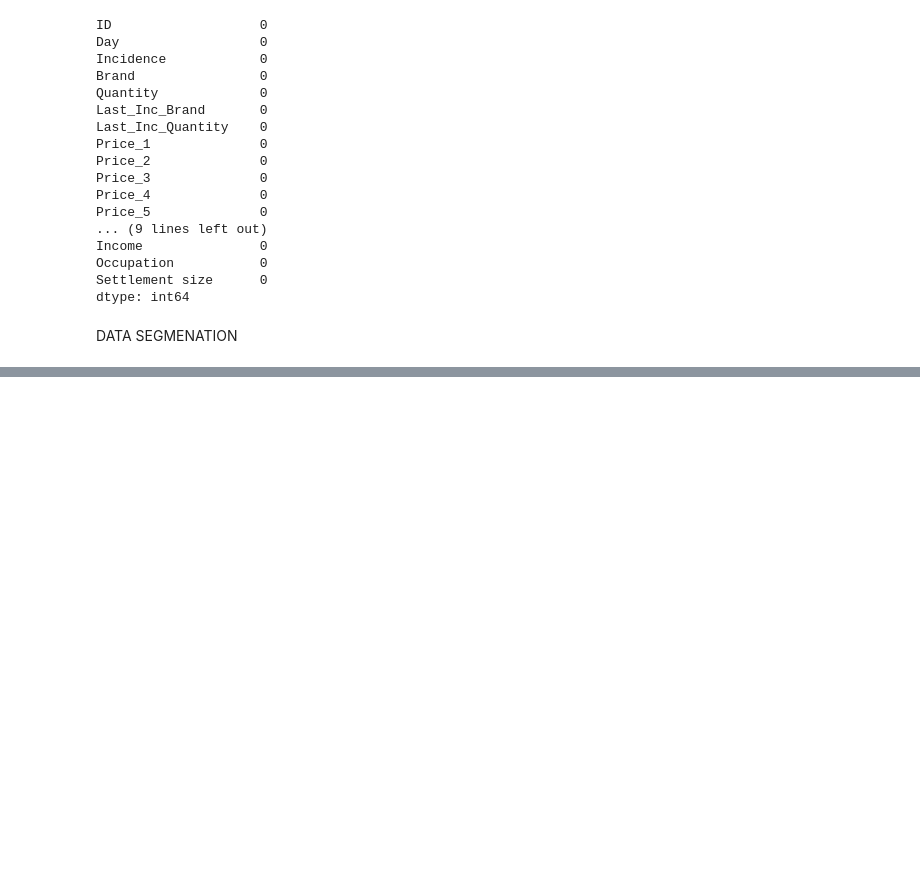
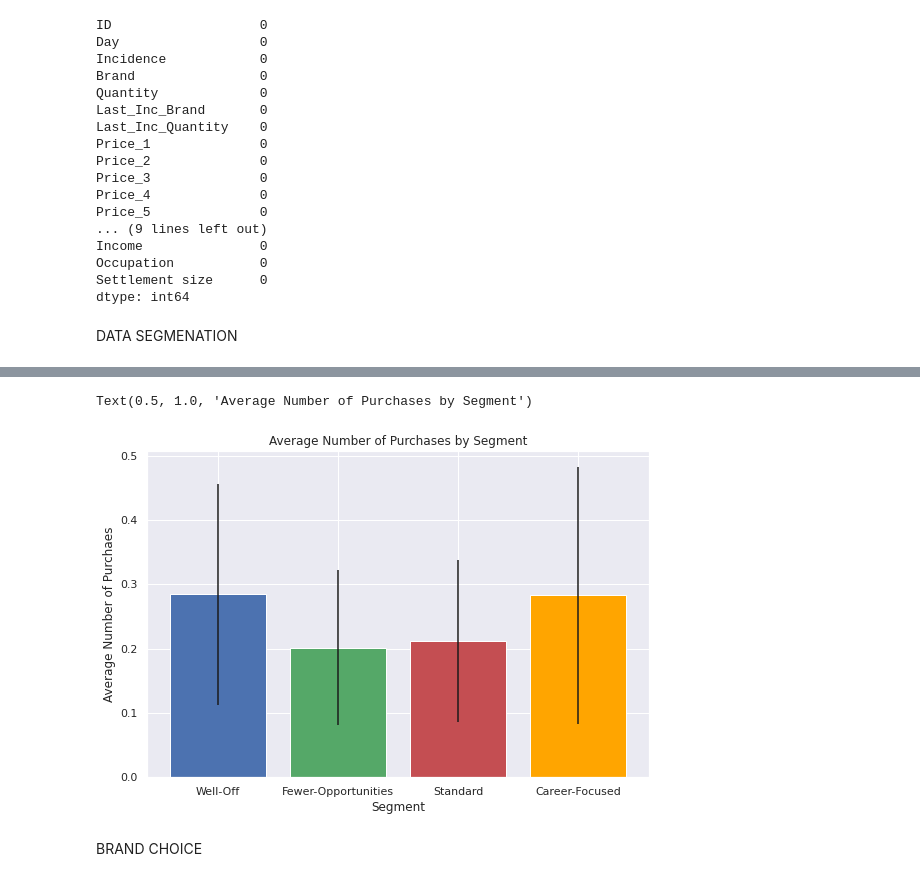
Before and after one commit to jmichaelh/repo, a Jupyter notebook: Purchasing.ipynb, the cells around one changed output, grey strips where cells are left out. Saved outputs shown, nothing was run; the diff lists cells and outputs as text; code cells hidden in the pictures; blank space fills up the shorter version.

```diff
--- a/Purchasing.ipynb
+++ b/Purchasing.ipynb
@@ -78,0 +233,15 @@ kmeans_pca = pickle.load(open('/content/drive/MyDrive/Colab Notebooks/kmeans_pca
+# %%
+plt.figure(figsize = (9,6))
+plt.bar(x = (0, 1, 2, 3),
+        tick_label = ('Well-Off', 'Fewer-Opportunities', 'Standard', 'Career-Focused'),
+        height = seg_mean['Ave_N_Purch'],
+        yerr = seg_std['Ave_N_Purch'],
+        color = ('b','g','r','orange'))
+plt.xlabel('Segment')
+plt.ylabel('Average Number of Purchaes')
+plt.title('Average Number of Purchases by Segment')
+# %% [output]
+Text(0.5, 1.0, 'Average Number of Purchases by Segment')
+[figure, added]
+# %% [markdown]
+BRAND CHOICE
```
Also changed, not shown: parts of 29 cells of this notebook.
